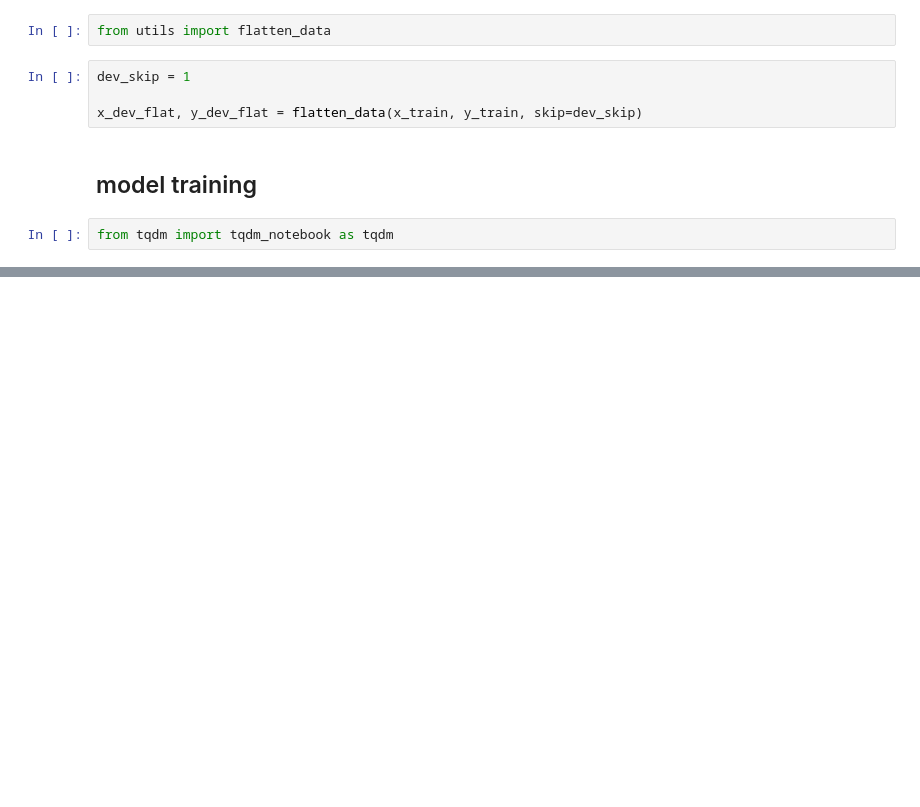
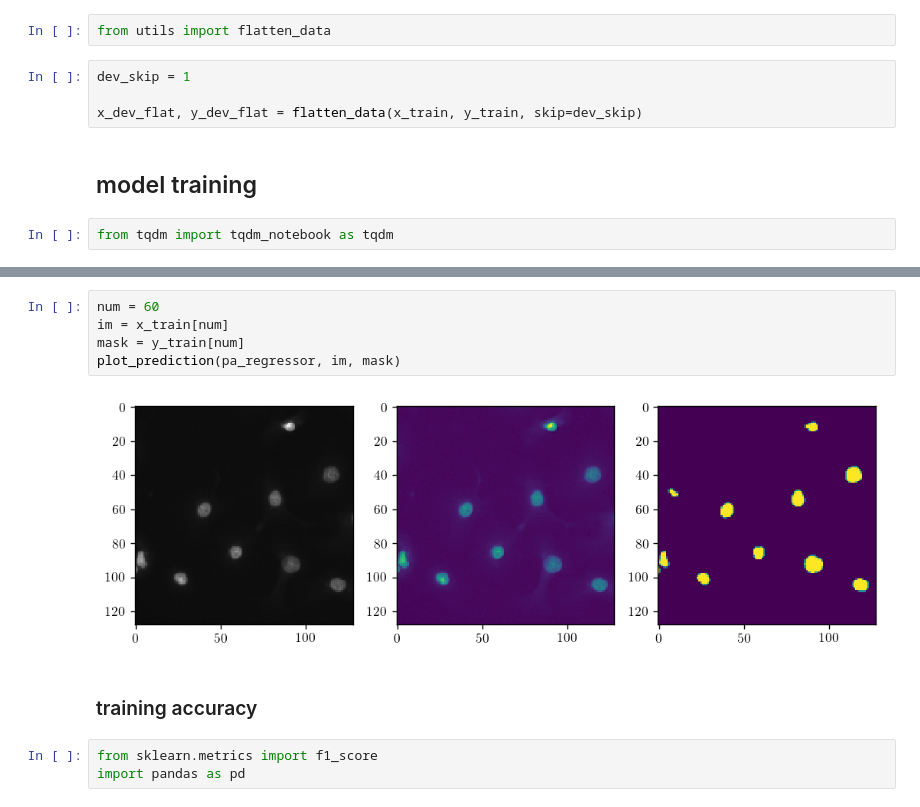
Before and after one commit to gvacaliuc/comp540-term-project, a Jupyter notebook: notebooks/gv8-full-pipeline.ipynb, the cells around one changed output, grey strips where cells are left out. Drawn from its saved outputs; the diff is of its cells as text; blank space fills up the shorter version.

```diff
--- a/notebooks/gv8-full-pipeline.ipynb
+++ b/notebooks/gv8-full-pipeline.ipynb
@@ -144,0 +139,12 @@ plt.show()
+# %%
+num = 60
+im = x_train[num]
+mask = y_train[num]
+plot_prediction(pa_regressor, im, mask)
+# %% [output]
+[figure, added]
+# %% [markdown]
+### training accuracy
+# %%
+from sklearn.metrics import f1_score
+import pandas as pd
```
Also changed, not shown: parts of 47 cells of this notebook.
